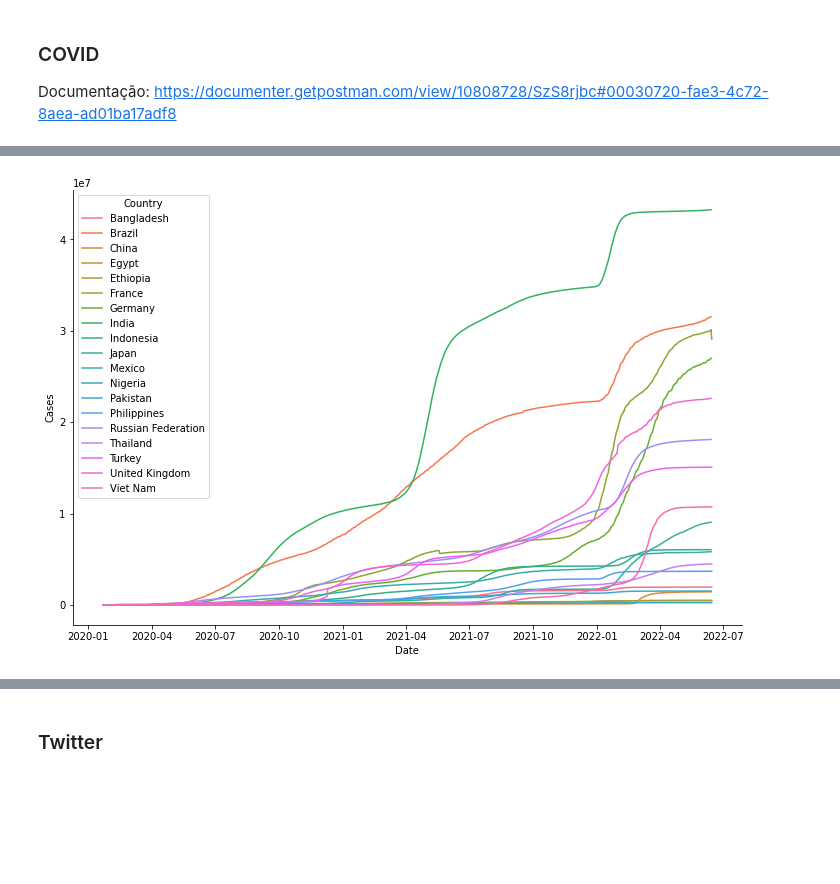
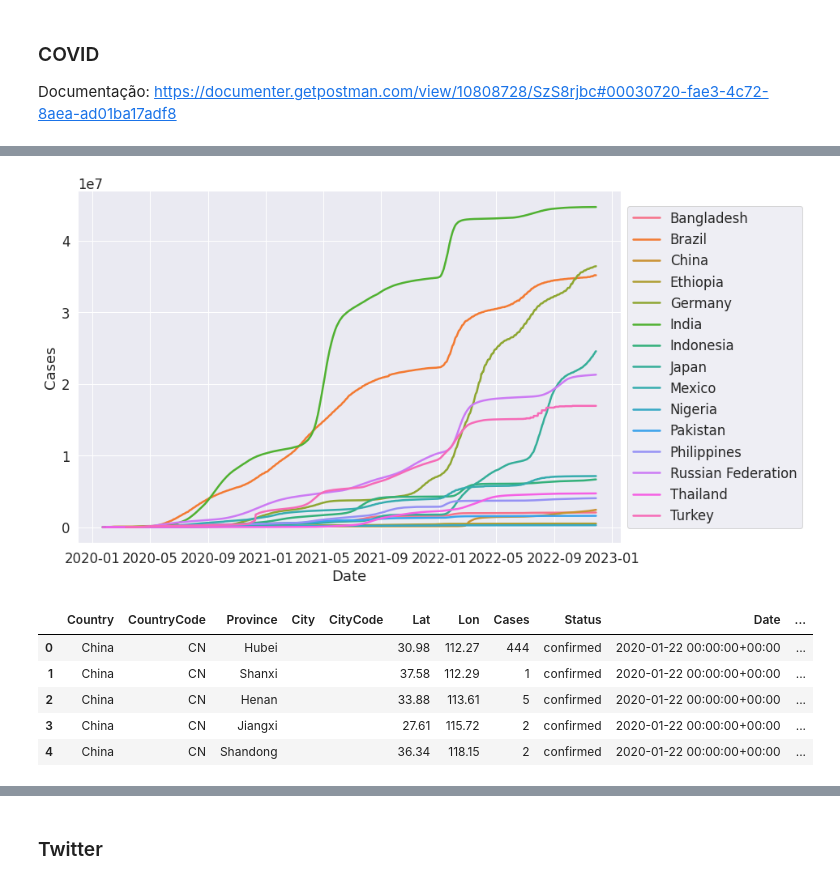
Before and after one commit to CardosoJr/bootcamp, a Jupyter notebook: Labs/Lab 4 - Data Collection.ipynb, the cells around one changed output, grey strips where cells are left out. Drawn from its saved outputs; the diff is of its cells as text; code cells hidden in the pictures; blank space fills up the shorter version.

```diff
--- a/Labs/Lab 4 - Data Collection.ipynb
+++ b/Labs/Lab 4 - Data Collection.ipynb
@@ -254,6 +271,6 @@ Documentação: https://documenter.getpostman.com/view/10808728/SzS8rjbc#0003072
 # %%
-population.query('Time == 2020 & Variant == "Medium"', inplace = True)
-population.rename(columns = {'Location' : "Country"}, inplace = True)
+population = population[population['Year'] == population['Year'].max()]
+population.rename(columns = {'Country Name' : 'Country'}, inplace = True)
 # %%
 countries_url = "https://api.covid19api.com/countries"
 
@@ -267,5 +294,5 @@ countries = pd.merge(left = countries, right = population, on = 'Country')
 # %%
-biggest_countries = countries.sort_values(by = 'PopTotal', ascending = False).head(20)['Slug'].values
+biggest_countries = countries.sort_values(by = 'Value', ascending = False).head(10)['Slug'].values
 # %%
 biggest_countries
 # %% [output]
@@ -276,11 +303,13 @@ array(['china', 'india', 'united-states', 'indonesia', 'pakistan',
 # %%
 from tqdm import tqdm
 import time
+# %%
+headers = {'user-agent': 'Mozilla/5.0 (Windows NT 10.0; Win64; x64) AppleWebKit/537.36 (KHTML, like Gecko) Chrome/75.0.3770.142 Safari/537.36'}
 # %%
 dfs = []
 for country in tqdm(biggest_countries):
-  confirmed_url = f"https://api.covid19api.com/dayone/country/{country}/status/confirmed/live"
-  response = requests.request("GET", confirmed_url)
+  confirmed_url = f"https://api.covid19api.com/dayone/country/{country}/status/confirmed"
+  response = requests.request("GET", confirmed_url, headers = headers)
   data = response.json()
   try:
     dfs.append(pd.DataFrame(data))
@@ -310,8 +337,8 @@ covid['Date'] = pd.to_datetime(covid['Date'])
 # %%
 covid_country = covid.groupby(['Country', 'Date'])['Cases'].sum().reset_index()
 
 fig, ax = plt.subplots(figsize = (12,8))
 sns.lineplot('Date', 'Cases', hue = 'Country', data = covid_country, ax = ax)
-sns.despine()
+ax.legend(loc='center left', bbox_to_anchor=(1, 0.5));
 # %% [output]
-[figure, old version]
+[figure, new version]
@@ -317,0 +347,9 @@ sns.despine()
+# %%
+covid.head()
+# %% [output]
+|  | Country | CountryCode | Province | City | CityCode | Lat | Lon | Cases | Status | Date | ... |
+| 0 | China | CN | Hubei |  |  | 30.98 | 112.27 | 444 | confirmed | 2020-01-22 00:00:00+00:00 | ... |
+| 1 | China | CN | Shanxi |  |  | 37.58 | 112.29 | 1 | confirmed | 2020-01-22 00:00:00+00:00 | ... |
+| 2 | China | CN | Henan |  |  | 33.88 | 113.61 | 5 | confirmed | 2020-01-22 00:00:00+00:00 | ... |
+| 3 | China | CN | Jiangxi |  |  | 27.61 | 115.72 | 2 | confirmed | 2020-01-22 00:00:00+00:00 | ... |
+| 4 | China | CN | Shandong |  |  | 36.34 | 118.15 | 2 | confirmed | 2020-01-22 00:00:00+00:00 | ... |
```
Also changed, not shown: parts of 34 cells of this notebook.
